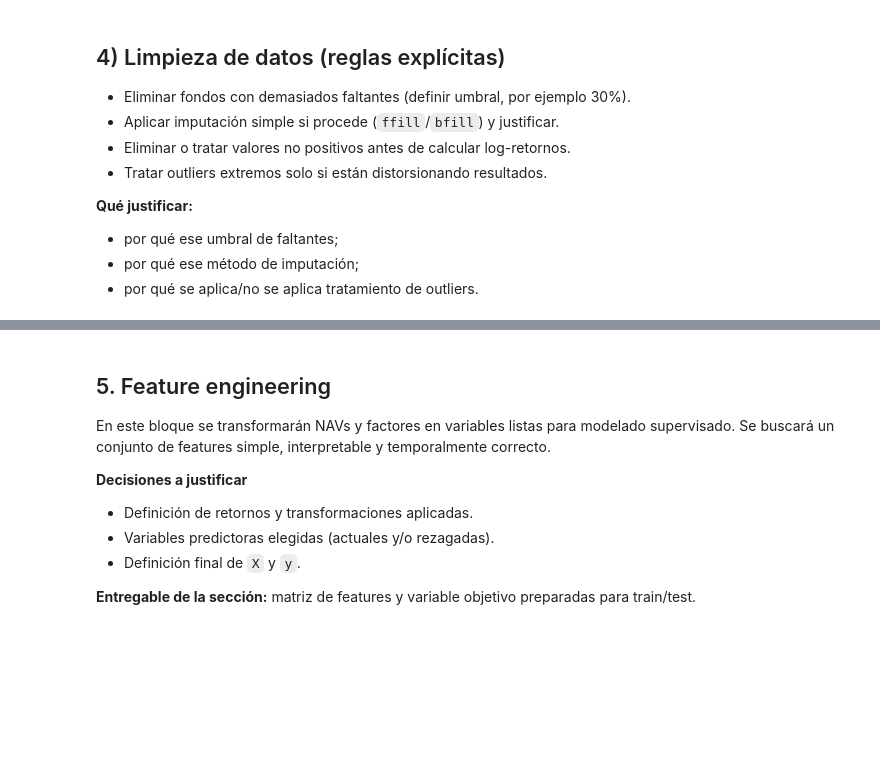
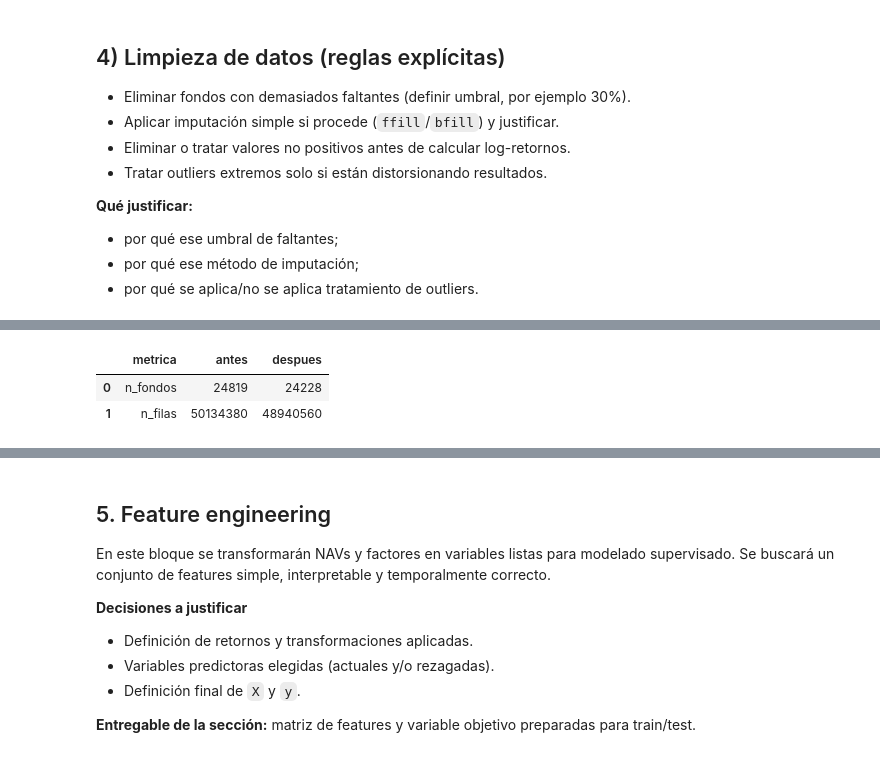
Before and after one commit to Romequinco/TAREA_SUPERVISED_LEARNIGN_-AND_DATA_PREPROCESSING, a Jupyter notebook: TAREA.ipynb, the cells around one changed output, grey strips where cells are left out. Drawn from its saved outputs; the diff is of its cells as text; code cells hidden in the pictures; blank space fills up the shorter version.

```diff
--- a/TAREA.ipynb
+++ b/TAREA.ipynb
@@ -1790,0 +1819,66 @@ CONCLUSION AUTOMATICA (PUENTE A FASE 4)
+# %%
+# =============================================================================
+# 4.1 – Exclusión de fondos
+# =============================================================================
+# Reglas: 1) obs_nav_no_nulo >= 30
+#         2) freq_categoria != "insufficient_data"
+#         3) obs_nav_no_nulo >= 252
+# Requiere: daily_panel, alerts_35 (sección 3.5)
+# =============================================================================
+
+if "daily_panel" not in globals():
+    raise NameError("Ejecuta antes la construcción/carga del panel diario.")
+if "alerts_35" not in globals():
+    raise NameError("Ejecuta antes la sección 3.5 para tener `alerts_35`.")
+
+fund_col = "allfunds_id" if "allfunds_id" in alerts_35.columns else "isin"
+
+# --- Máscaras por regla ---
+mask_r1 = alerts_35["obs_nav_no_nulo"] >= 30
+mask_r2 = alerts_35["freq_categoria"] != "insufficient_data"
+mask_r3 = alerts_35["obs_nav_no_nulo"] >= 252
+
+# Fondos que pasan todas las reglas
+funds_ok = alerts_35.loc[mask_r1 & mask_r2 & mask_r3, fund_col].unique()
+
+# Excluidos por cada regla (para trazabilidad)
+excl_r1 = alerts_35.loc[~mask_r1, fund_col].tolist()
+excl_r2 = alerts_35.loc[~mask_r2, fund_col].tolist()
+excl_r3 = alerts_35.loc[~mask_r3, fund_col].tolist()
+
+# Fondos que fallan alguna regla (unión)
+funds_excluidos = set(excl_r1) | set(excl_r2) | set(excl_r3)
+
+# --- Aplicar filtro al panel ---
+daily_panel_clean = daily_panel[daily_panel[fund_col].isin(funds_ok)].copy()
+
+# --- Resumen ---
+n_fondos_antes = daily_panel[fund_col].nunique()
+n_filas_antes = len(daily_panel)
+n_fondos_despues = len(funds_ok)
+n_filas_despues = len(daily_panel_clean)
+
+print("=" * 60)
+print("4.1 – EXCLUSIÓN DE FONDOS")
+print("=" * 60)
+print(f"Fondos antes:     {n_fondos_antes:,}")
+print(f"Fondos después:   {n_fondos_despues:,}")
+print(f"Fondos excluidos: {len(funds_excluidos):,}")
+print("-" * 60)
+print("Excluidos por regla:")
+print(f"  R1 (obs_nav_no_nulo < 30):           {len(excl_r1):,}")
+print(f"  R2 (freq_categoria == insufficient): {len(excl_r2):,}")
+print(f"  R3 (obs_nav_no_nulo < 252):          {len(excl_r3):,}")
+print("-" * 60)
+print(f"Filas antes:     {n_filas_antes:,}")
+print(f"Filas después:   {n_filas_despues:,}")
+print("=" * 60)
+
+
+resumen_41 = pd.DataFrame({
+    "metrica": ["n_fondos", "n_filas"],
+    "antes": [n_fondos_antes, n_filas_antes],
+    "despues": [n_fondos_despues, n_filas_despues],
+})
+display(resumen_41)
+# %% [output]
@@ -1790,0 +1900,3 @@ CONCLUSION AUTOMATICA (PUENTE A FASE 4)
+|  | metrica | antes | despues |
+| 0 | n_fondos | 24819 | 24228 |
+| 1 | n_filas | 50134380 | 48940560 |
```
Also changed, not shown: parts of 10 cells of this notebook, 1 other file.
